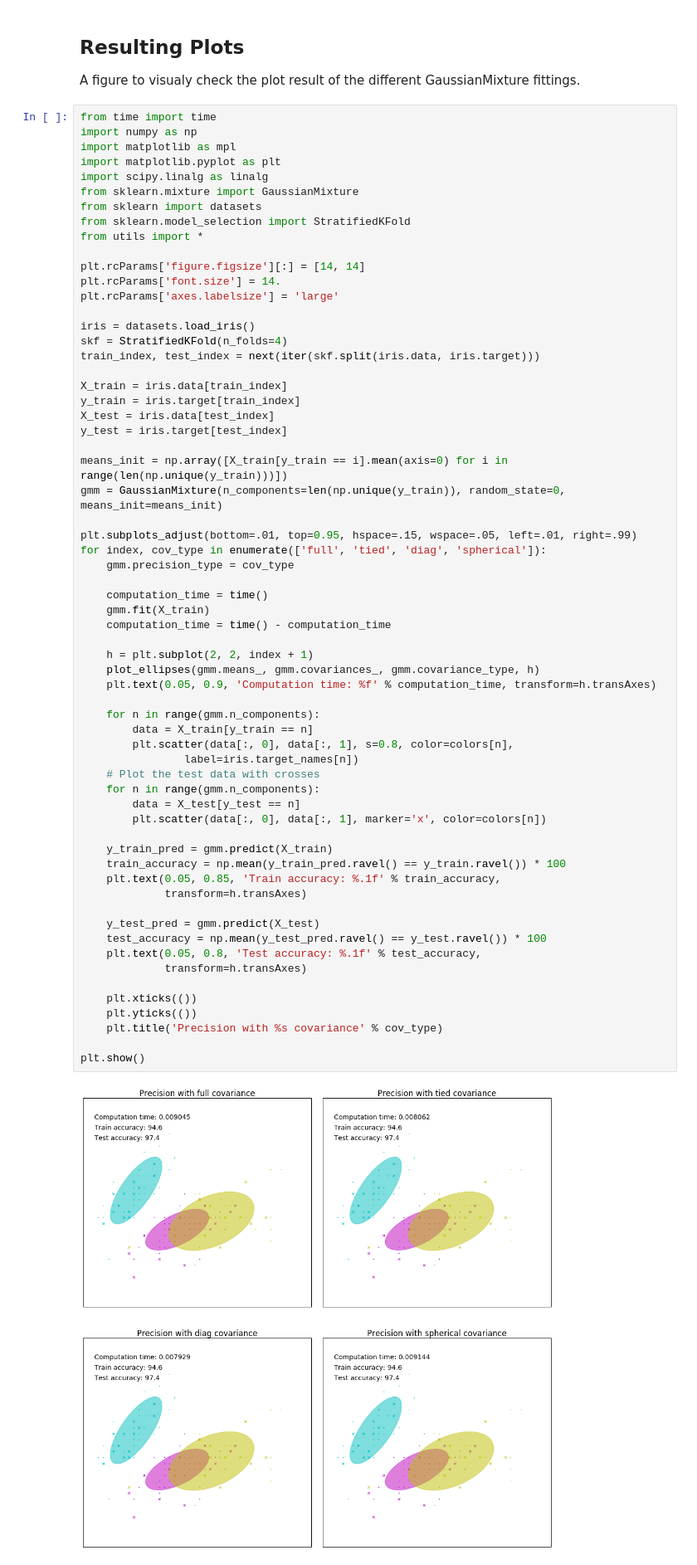
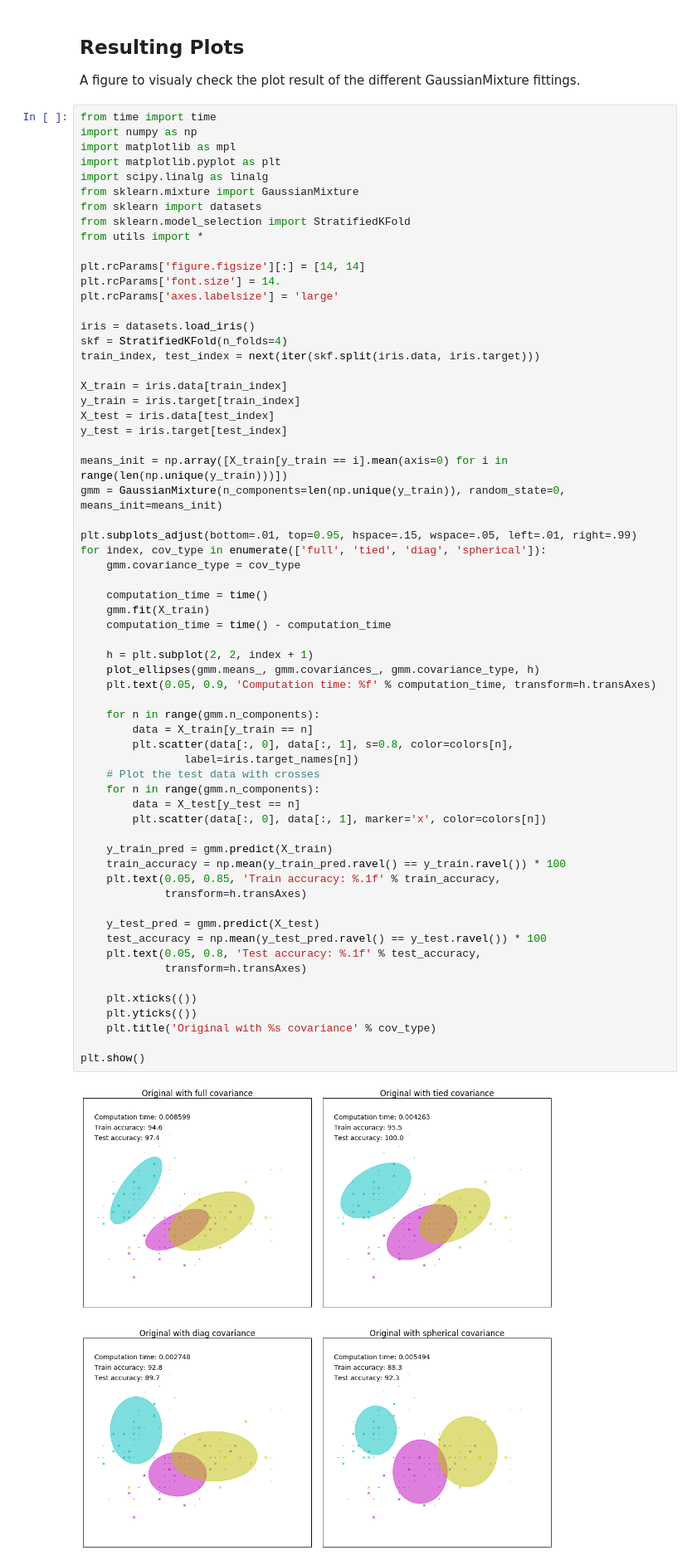
Before and after one commit to tguillemot/gaussian_mixture_benchmark, a Jupyter notebook: GaussianMixture_performance_original.ipynb, the cells around one changed output. Shown at 83% size. Saved outputs shown, nothing was run; the diff lists cells and outputs as text.

Commit message:
Add orginal/precision benchmarks.

```diff
--- a/GaussianMixture_performance_original.ipynb
+++ b/GaussianMixture_performance_original.ipynb
@@ -62,42 +62,42 @@ gmm = GaussianMixture(n_components=len(np.unique(y_train)), random_state=0, mean
 
 plt.subplots_adjust(bottom=.01, top=0.95, hspace=.15, wspace=.05, left=.01, right=.99)
 for index, cov_type in enumerate(['full', 'tied', 'diag', 'spherical']):
-    gmm.precision_type = cov_type
+    gmm.covariance_type = cov_type
 
     computation_time = time()
     gmm.fit(X_train)
     computation_time = time() - computation_time
 
     h = plt.subplot(2, 2, index + 1)
     plot_ellipses(gmm.means_, gmm.covariances_, gmm.covariance_type, h)
     plt.text(0.05, 0.9, 'Computation time: %f' % computation_time, transform=h.transAxes)
 
     for n in range(gmm.n_components):
         data = X_train[y_train == n]
         plt.scatter(data[:, 0], data[:, 1], s=0.8, color=colors[n],
                 label=iris.target_names[n])
     # Plot the test data with crosses
     for n in range(gmm.n_components):
         data = X_test[y_test == n]
         plt.scatter(data[:, 0], data[:, 1], marker='x', color=colors[n])
 
     y_train_pred = gmm.predict(X_train)
     train_accuracy = np.mean(y_train_pred.ravel() == y_train.ravel()) * 100
     plt.text(0.05, 0.85, 'Train accuracy: %.1f' % train_accuracy,
              transform=h.transAxes)
 
     y_test_pred = gmm.predict(X_test)
     test_accuracy = np.mean(y_test_pred.ravel() == y_test.ravel()) * 100
     plt.text(0.05, 0.8, 'Test accuracy: %.1f' % test_accuracy,
              transform=h.transAxes)
 
     plt.xticks(())
     plt.yticks(())
-    plt.title('Precision with %s covariance' % cov_type)
+    plt.title('Original with %s covariance' % cov_type)
 
 plt.show()
 # %% [output]
-[figure, old version]
+[figure, new version]
 # %%
 n_components, n_samples, n_features = 3, 100000, 10
 
```
Also changed, not shown: parts of 4 cells of this notebook, 1 other file.
